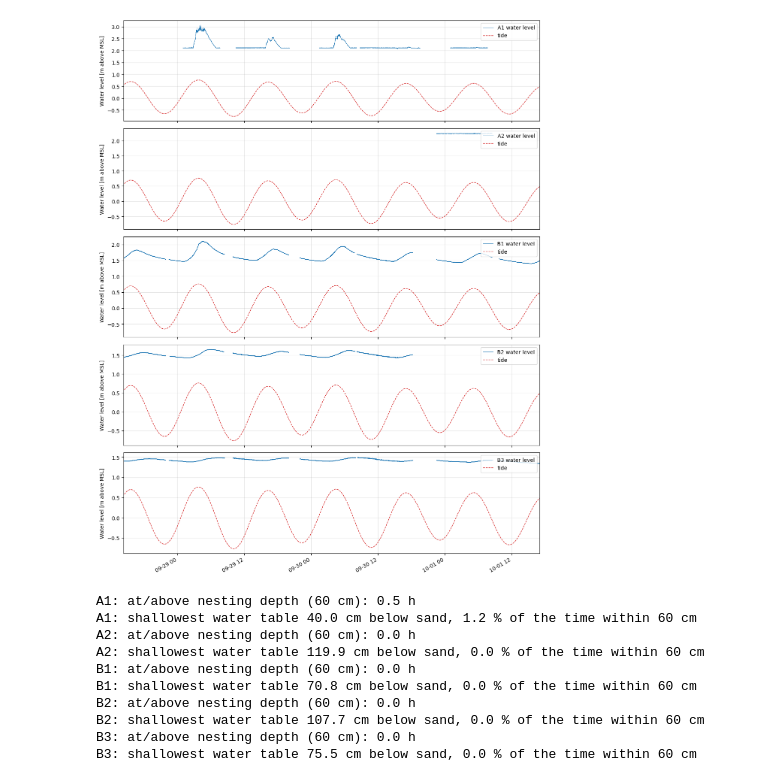
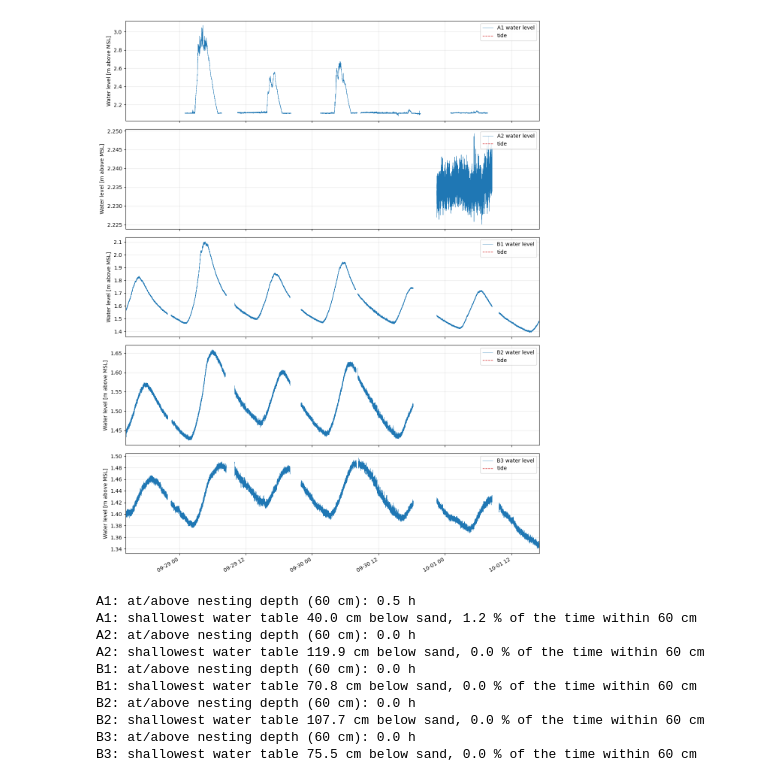
Before and after one commit to mdelemosschaper/quintaplaya, a Jupyter notebook: notebooks/nour_waterlevelwells.ipynb, the cells around one changed output. Saved outputs shown, nothing was run; the diff lists cells and outputs as text; code cells hidden in the pictures.

Commit message:
file paths

```diff
--- a/notebooks/nour_waterlevelwells.ipynb
+++ b/notebooks/nour_waterlevelwells.ipynb
@@ -5,7 +5,7 @@ import matplotlib.pyplot as plt
 from pathlib import Path
 # %%
 
-DATA_FOLDER = Path("data")
+DATA_FOLDER = Path("../data/groundwater/DiverCSV")
 BARO_FILES = ["Baro B_261008103222_Y3119.CSV"]
 
 
@@ -17,7 +17,7 @@ COLOURS = ["#0a91a1", "#74c9b9", "#f47c53", "#f8a953"]
 
 TIDE_FILE = "QUINTA_tides_2030.csv"
 TIDE_SHIFT_HOURS = -6      # tide file is in UTC, the Divers are in UTC-6
-PROFILE_FILE = "well_transect_profile.csv"   # beach elevation profile: distance_m, Monday, Tuesday, Wednesday
+PROFILE_FILE = "../data/groundwater/well_transect_profile.csv"   # beach elevation profile: distance_m, Monday, Tuesday, Wednesday
 B1_DISTANCE_M = 36.7       # where well B1 sits along that profile (m from the start of the profile)
 
 # z             = elevation of the SAND SURFACE at the well (drone survey), m above MSL
@@ -35,7 +35,7 @@ WELLS = {
         "A1_261008102422_1358A.CSV": (None, None),
     }},
     "A2": {"z": 4.076, "above_sand_cm": 61.2,"z_is_top_of_casing": True,"offset_cm": 1.602, "files": {
-        "B2_261008102819_DF001.CSV": (None, None),
+        "A2_261008102819_DF001.CSV": (None, None),
     }},
     "B1": {"z": 2.820, "above_sand_cm": 40.0, "x": 713336.927, "y": 9888748.650,"z_is_top_of_casing": False,"offset_cm": 0.888, "files": {
         "B1_261008102503_AL116.CSV": ("2026-09-28 14:20:00", "2026-09-28 21:54:00"),
@@ -113,7 +113,7 @@ def process_well(files, toc, offset_cm):
     return toc - CL + corrected / 100               # water level in m above MSL
 
 
-tide = pd.read_csv(DATA_FOLDER / TIDE_FILE)
+tide = pd.read_csv("../data/water_levels/QUINTA_tides_plus_sla.csv")
 tide.index = pd.to_datetime(tide["dates"], utc=True).dt.tz_localize(None)
 tide.index = tide.index + pd.Timedelta(hours=TIDE_SHIFT_HOURS)
 tide = tide["tide"]
@@ -162,9 +162,9 @@ A2
 ... (21 lines left out)
   B3_261008103445_AL207.CSV: 2026-09-29 22:00:00 -> 2026-09-30 07:59:59.500000  (72000 samples)
   B3_261008103502_AL207.CSV: 2026-09-30 08:20:00 -> 2026-09-30 18:16:17.500000  (71556 samples)
   B3_261008103517_AL207.CSV: 2026-09-30 22:30:00 -> 2026-10-01 08:29:59.500000  (72000 samples)
   B3_261008103529_AL207.CSV: 2026-10-01 09:45:00 -> 2026-10-01 17:00:41.500000  (52284 samples)
-[figure, old version]
+[figure, new version]
 # %%
 depth = {}
 water_levels = {}
```
Also changed, not shown: parts of 2 cells of this notebook, 5 other files.
